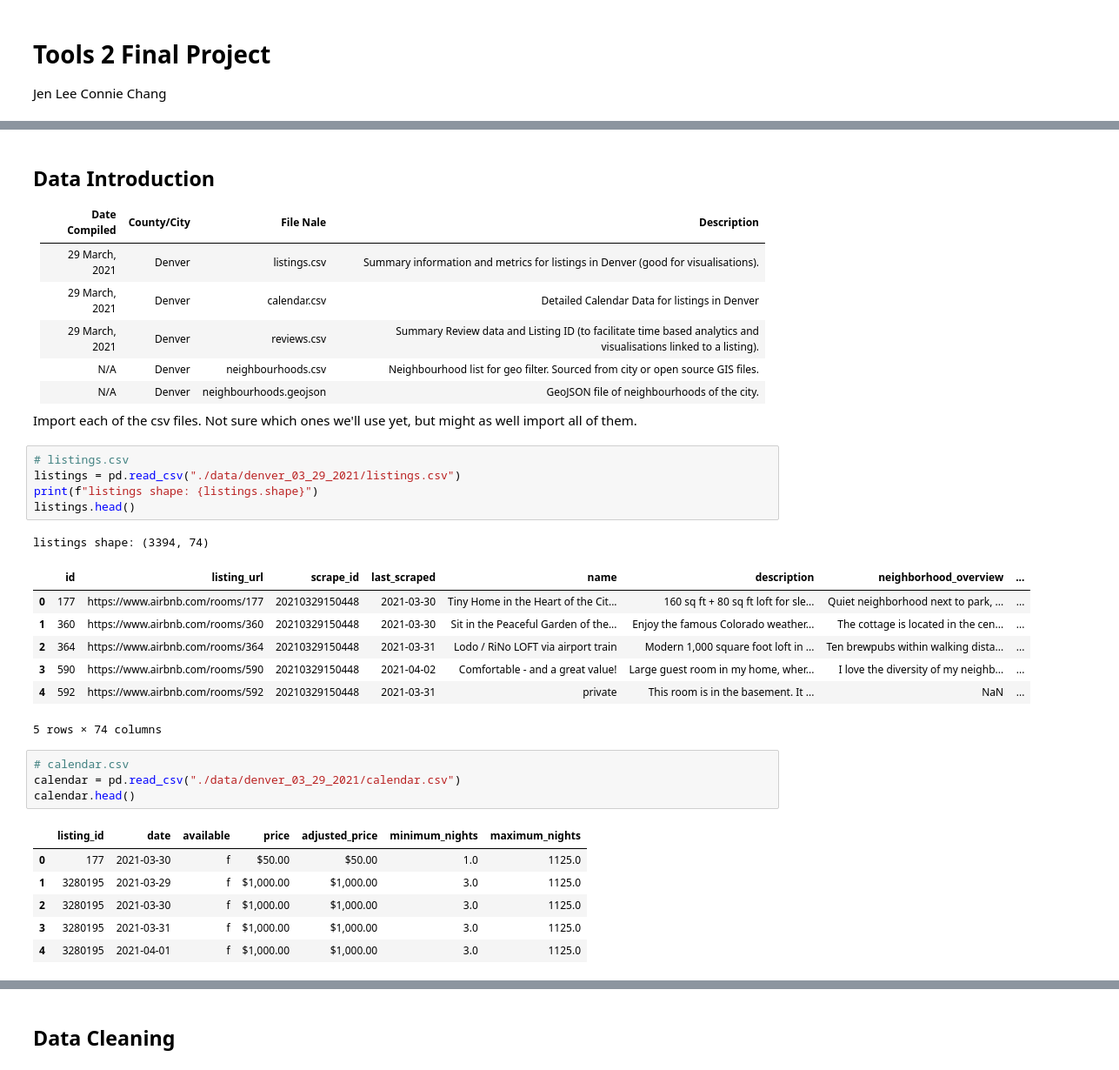
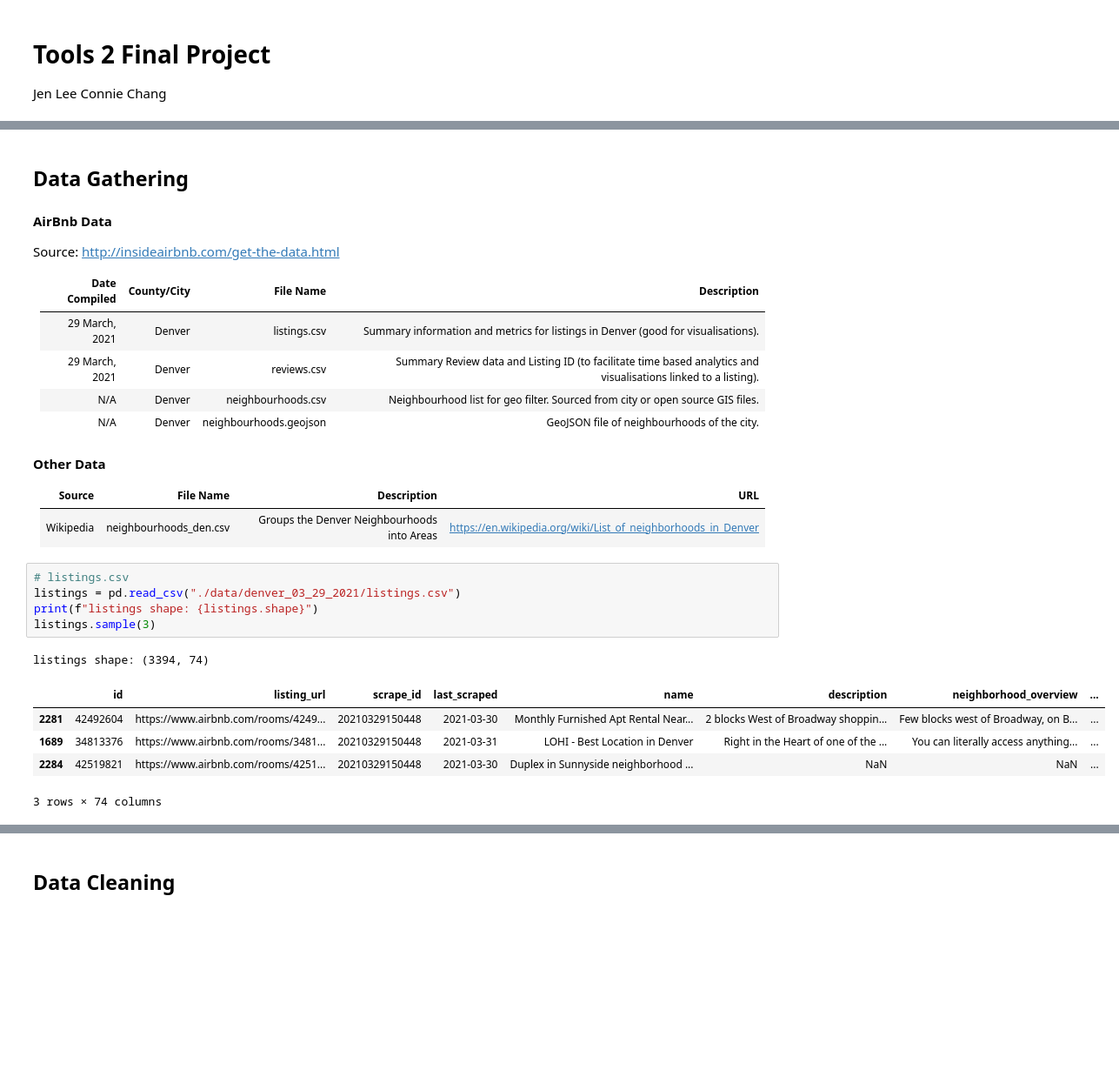
Before and after one commit to jeniscool/tools2-final-project, a Jupyter notebook: final_project_notebook.ipynb, the cells around one changed output, grey strips where cells are left out. Shown: that part at 87% size. Cells and saved outputs as stored; diff of their text form; blank space fills up the shorter version.

```diff
--- a/final_project_notebook.ipynb
+++ b/final_project_notebook.ipynb
@@ -17,38 +19,31 @@ PROJ: proj_create_from_database: SQLite error on SELECT name, type, coordinate_s
 # %% [markdown]
-## Data Introduction
+## Data Gathering
 
-|Date Compiled |County/City|File Nale   |Description |
+#### AirBnb Data
+
+Source: http://insideairbnb.com/get-the-data.html
+
+|Date Compiled |County/City|File Name   |Description |
 |:-------------|:---------:|:----------:|-----------:|
 |29 March, 2021|Denver     |listings.csv|Summary information and metrics for listings in Denver (good for visualisations).|
-|29 March, 2021|Denver     |calendar.csv| Detailed Calendar Data for listings in Denver|
-|29 March, 2021|Denver     |reviews.csv| Summary Review data and Listing ID (to facilitate time based analytics and visualisations linked to a listing).|
+|29 March, 2021|Denver     |reviews.csv|Summary Review data and Listing ID (to facilitate time based analytics and visualisations linked to a listing).|
 |N/A|Denver     |neighbourhoods.csv| Neighbourhood list for geo filter. Sourced from city or open source GIS files.|
 |N/A|Denver     |neighbourhoods.geojson| GeoJSON file of neighbourhoods of the city.|
 
+#### Other Data
 
-Import each of the csv files. Not sure which ones we'll use yet, but might as well import all of them.
+|Source |File Name   |Description | URL |
+|:-------------|:---------:|:----------:|-----------:|
+|Wikipedia|neighbourhoods_den.csv   |Groups the Denver Neighbourhoods into Areas| https://en.wikipedia.org/wiki/List_of_neighborhoods_in_Denver |
 # %%
 # listings.csv
 listings = pd.read_csv("./data/denver_03_29_2021/listings.csv")
 print(f"listings shape: {listings.shape}")
-listings.head()
+listings.sample(3)
 # %% [output]
 listings shape: (3394, 74)
 |  | id | listing_url | scrape_id | last_scraped | name | description | neighborhood_overview | ... |
-| 0 | 177 | https://www.airbnb.com/rooms/177 | 20210329150448 | 2021-03-30 | Tiny Home in the Heart of the Cit... | 160 sq ft + 80 sq ft loft for sle... | Quiet neighborhood next to park, ... | ... |
-| 1 | 360 | https://www.airbnb.com/rooms/360 | 20210329150448 | 2021-03-30 | Sit in the Peaceful Garden of the... | Enjoy the famous Colorado weather... | The cottage is located in the cen... | ... |
-| 2 | 364 | https://www.airbnb.com/rooms/364 | 20210329150448 | 2021-03-31 | Lodo / RiNo LOFT via airport train | Modern 1,000 square foot loft in ... | Ten brewpubs within walking dista... | ... |
-| 3 | 590 | https://www.airbnb.com/rooms/590 | 20210329150448 | 2021-04-02 | Comfortable - and a great value! | Large guest room in my home, wher... | I love the diversity of my neighb... | ... |
-| 4 | 592 | https://www.airbnb.com/rooms/592 | 20210329150448 | 2021-03-31 | private | This room is in the basement. It ... | NaN | ... |
+| 2281 | 42492604 | https://www.airbnb.com/rooms/4249... | 20210329150448 | 2021-03-30 | Monthly Furnished Apt Rental Near... | 2 blocks West of Broadway shoppin... | Few blocks west of Broadway, on B... | ... |
+| 1689 | 34813376 | https://www.airbnb.com/rooms/3481... | 20210329150448 | 2021-03-31 | LOHI - Best Location in Denver | Right in the Heart of one of the ... | You can literally access anything... | ... |
+| 2284 | 42519821 | https://www.airbnb.com/rooms/4251... | 20210329150448 | 2021-03-30 | Duplex in Sunnyside neighborhood ... | NaN | NaN | ... |
-5 rows × 74 columns
+3 rows × 74 columns
-# %%
-# calendar.csv
-calendar = pd.read_csv("./data/denver_03_29_2021/calendar.csv")
-calendar.head()
-# %% [output]
-|  | listing_id | date | available | price | adjusted_price | minimum_nights | maximum_nights |
-| 0 | 177 | 2021-03-30 | f | $50.00 | $50.00 | 1.0 | 1125.0 |
-| 1 | 3280195 | 2021-03-29 | f | $1,000.00 | $1,000.00 | 3.0 | 1125.0 |
-| 2 | 3280195 | 2021-03-30 | f | $1,000.00 | $1,000.00 | 3.0 | 1125.0 |
-| 3 | 3280195 | 2021-03-31 | f | $1,000.00 | $1,000.00 | 3.0 | 1125.0 |
-| 4 | 3280195 | 2021-04-01 | f | $1,000.00 | $1,000.00 | 3.0 | 1125.0 |
```
Also changed, not shown: parts of 57 cells of this notebook, 1 other file.
